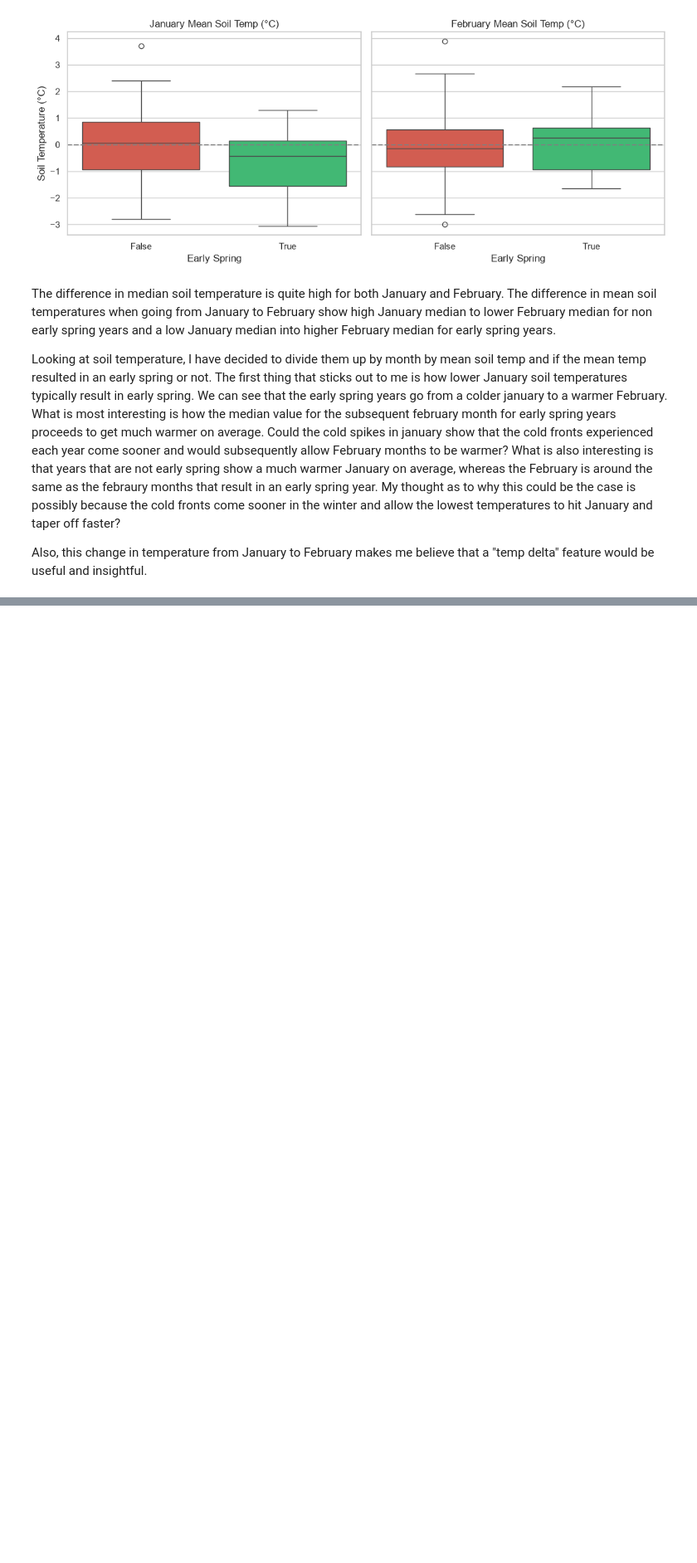
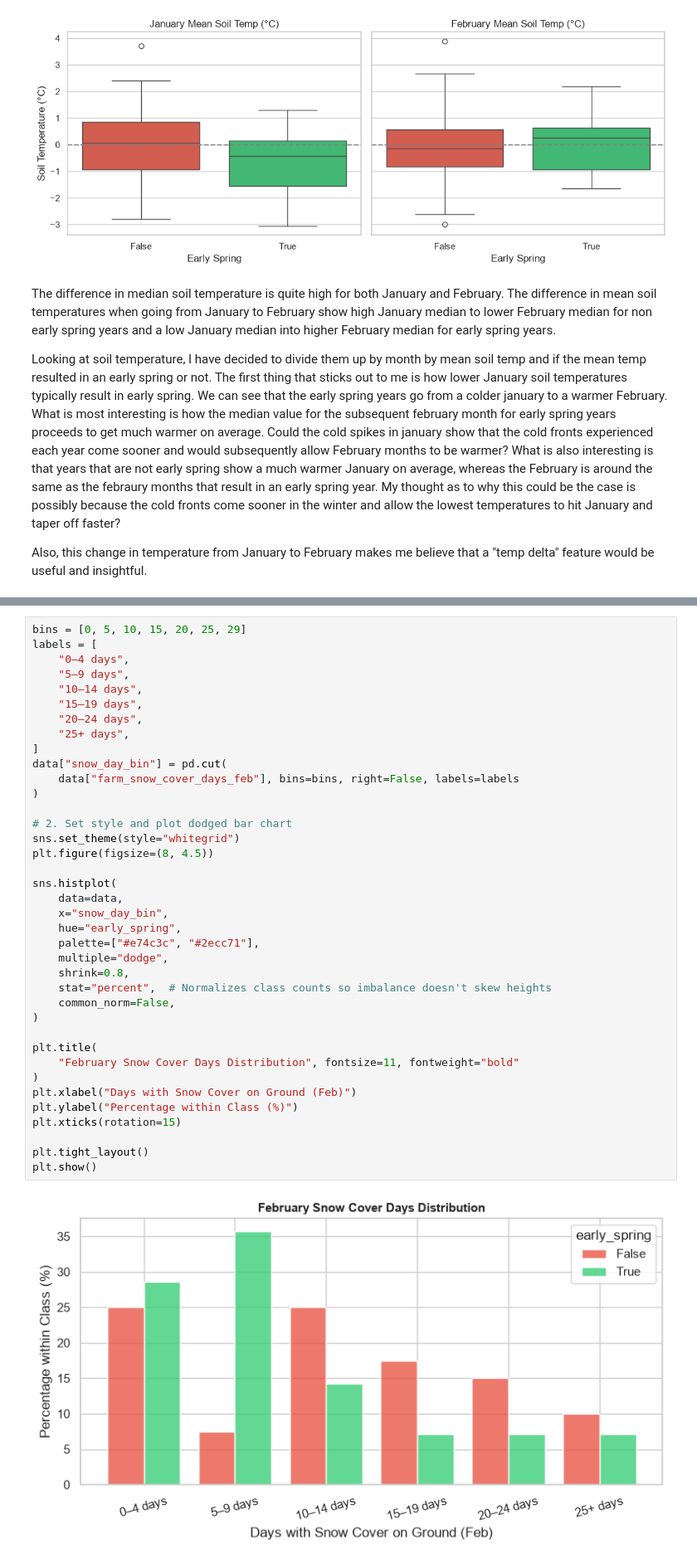
Before and after one commit to KaiserKiam/early-spring-predictor, a Jupyter notebook: Early Spring - Exploration.ipynb, the cells around one changed output, grey strips where cells are left out. Shown at 83% size. Cells and saved outputs as stored; diff of their text form; blank space fills up the shorter version.

```diff
--- a/Early Spring - Exploration.ipynb
+++ b/Early Spring - Exploration.ipynb
@@ -157,0 +291,40 @@ Also, this change in temperature from January to February makes me believe that
+# %%
+bins = [0, 5, 10, 15, 20, 25, 29]
+labels = [
+    "0–4 days",
+    "5–9 days",
+    "10–14 days",
+    "15–19 days",
+    "20–24 days",
+    "25+ days",
+]
+data["snow_day_bin"] = pd.cut(
+    data["farm_snow_cover_days_feb"], bins=bins, right=False, labels=labels
+)
+
+# 2. Set style and plot dodged bar chart
+sns.set_theme(style="whitegrid")
+plt.figure(figsize=(8, 4.5))
+
+sns.histplot(
+    data=data,
+    x="snow_day_bin",
+    hue="early_spring",
+    palette=["#e74c3c", "#2ecc71"],
+    multiple="dodge",
+    shrink=0.8,
+    stat="percent",  # Normalizes class counts so imbalance doesn't skew heights
+    common_norm=False,
+)
+
+plt.title(
+    "February Snow Cover Days Distribution", fontsize=11, fontweight="bold"
+)
+plt.xlabel("Days with Snow Cover on Ground (Feb)")
+plt.ylabel("Percentage within Class (%)")
+plt.xticks(rotation=15)
+
+plt.tight_layout()
+plt.show()
+# %% [output]
+[figure, added]
```
Also changed, not shown: parts of 18 cells of this notebook.
